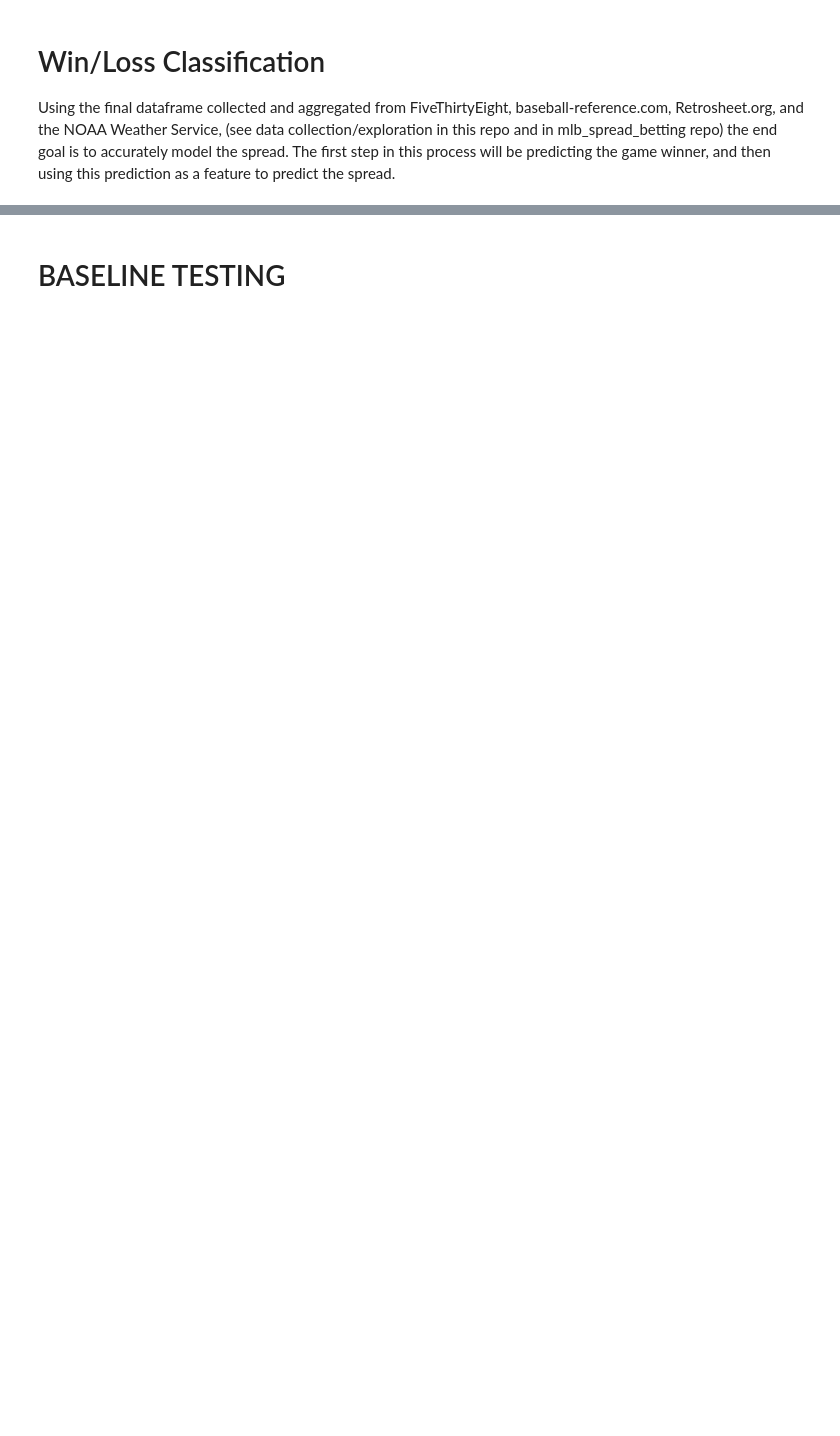
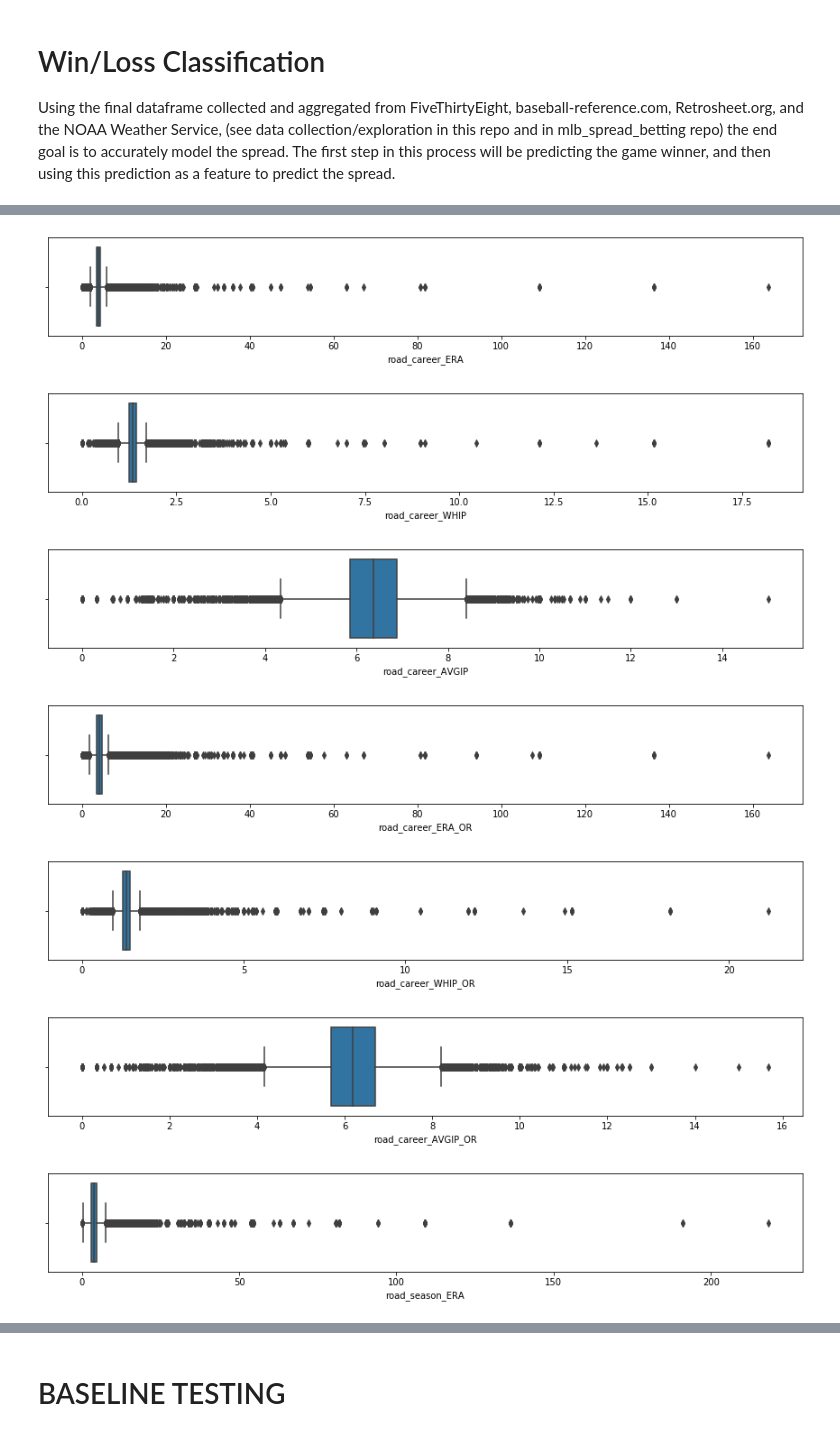
Before and after one commit to asoane34/retrosheet_analysis, a Jupyter notebook: 01classification_win_loss.ipynb, the cells around one changed output, grey strips where cells are left out. Cells and saved outputs as stored; diff of their text form; code cells hidden in the pictures; blank space fills up the shorter version.

```diff
--- a/01classification_win_loss.ipynb
+++ b/01classification_win_loss.ipynb
@@ -24,0 +61,16 @@ X, y = full_.drop(columns = ['home_loss']), full_['home_loss']
+# %%
+#repeat process with road pitchers
+starter_features = ['road_career_ERA', 'road_career_WHIP', 'road_career_AVGIP', 'road_career_ERA_OR',
+                   'road_career_WHIP_OR', 'road_career_AVGIP_OR', 'road_season_ERA', 'road_season_WHIP',
+                   'road_season_AVGIP', 'road_season_ERA_OR', 'road_season_WHIP_OR', 'road_season_AVGIP_OR']
+for feature in starter_features:
+    plt.figure(figsize = (15,2))
+    sns.boxplot(x = X[feature])
+# %% [output]
+[figure, added]
+[figure, added]
+[figure, added]
+[figure, added]
+[figure, added]
+[figure, added]
+[figure, added]
```
Also changed, not shown: parts of 79 cells of this notebook, 1 other file.
